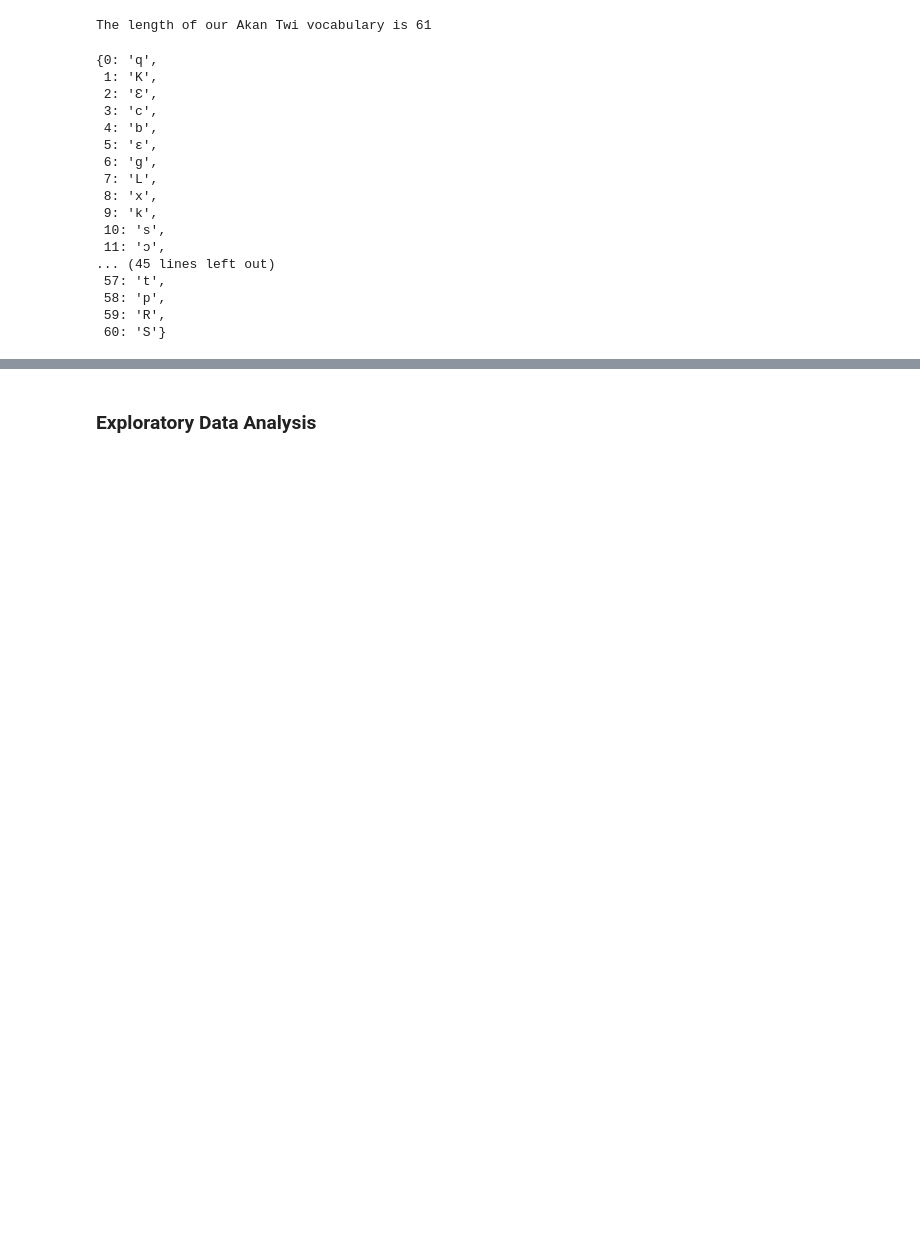
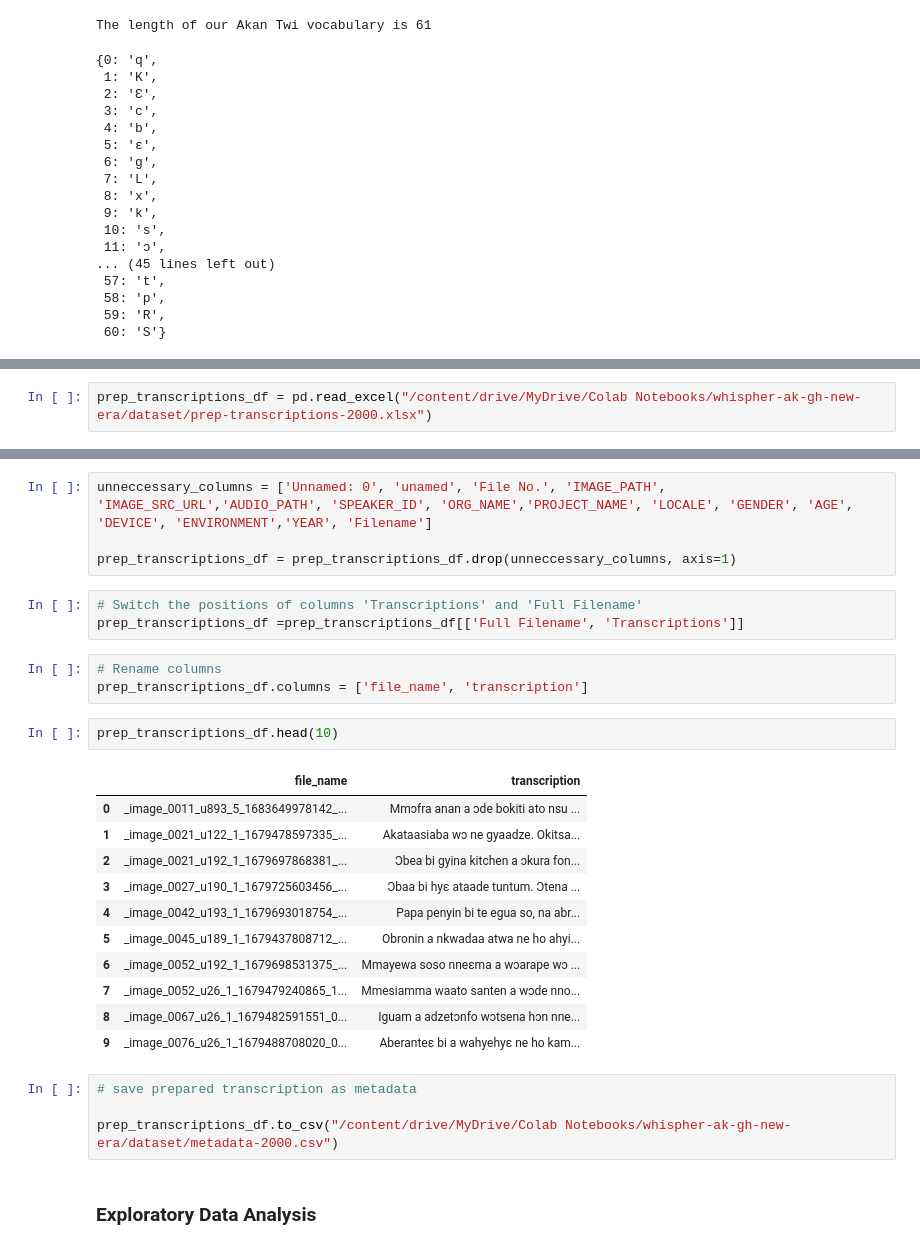
Before and after one commit to akosuawiafe01/asr-akan-whisper, a Jupyter notebook: data_preprocessing.ipynb, the cells around one changed output, grey strips where cells are left out. Drawn from its saved outputs; the diff is of its cells as text; blank space fills up the shorter version.

Commit message:
data preprocessing of transcripts

```diff
--- a/data_preprocessing.ipynb
+++ b/data_preprocessing.ipynb
@@ -125,0 +127,2 @@ transcriptions_df.to_excel("./prep-transcriptions-2000.xlsx")
+# %%
+prep_transcriptions_df = pd.read_excel("/content/drive/MyDrive/Colab Notebooks/whispher-ak-gh-new-era/dataset/prep-transcriptions-2000.xlsx")
@@ -126,3 +137,31 @@ transcriptions_df.to_excel("./prep-transcriptions-2000.xlsx")
+# %%
+unneccessary_columns = ['Unnamed: 0', 'unamed', 'File No.', 'IMAGE_PATH', 'IMAGE_SRC_URL','AUDIO_PATH', 'SPEAKER_ID', 'ORG_NAME','PROJECT_NAME', 'LOCALE', 'GENDER', 'AGE', 'DEVICE', 'ENVIRONMENT','YEAR', 'Filename']
+
+prep_transcriptions_df = prep_transcriptions_df.drop(unneccessary_columns, axis=1)
+# %%
+# Switch the positions of columns 'Transcriptions' and 'Full Filename'
+prep_transcriptions_df =prep_transcriptions_df[['Full Filename', 'Transcriptions']]
+# %%
+# Rename columns
+prep_transcriptions_df.columns = ['file_name', 'transcription']
+# %%
+prep_transcriptions_df.head(10)
+# %% [output]
+|  | file_name | transcription |
+| 0 | _image_0011_u893_5_1683649978142_... | Mmɔfra anan a ɔde bokiti ato nsu ... |
+| 1 | _image_0021_u122_1_1679478597335_... | Akataasiaba wɔ ne gyaadze. Okitsa... |
+| 2 | _image_0021_u192_1_1679697868381_... | Ɔbea bi gyina kitchen a ɔkura fon... |
+| 3 | _image_0027_u190_1_1679725603456_... | Ɔbaa bi hyɛ ataade tuntum. Ɔtena ... |
+| 4 | _image_0042_u193_1_1679693018754_... | Papa penyin bi te egua so, na abr... |
+| 5 | _image_0045_u189_1_1679437808712_... | Obronin a nkwadaa atwa ne ho ahyi... |
+| 6 | _image_0052_u192_1_1679698531375_... | Mmayewa soso nneɛma a wɔarape wɔ ... |
+| 7 | _image_0052_u26_1_1679479240865_1... | Mmesiamma waato santen a wɔde nno... |
+| 8 | _image_0067_u26_1_1679482591551_0... | Iguam a adzetɔnfo wɔtsena hɔn nne... |
+| 9 | _image_0076_u26_1_1679488708020_0... | Aberanteɛ bi a wahyehyɛ ne ho kam... |
+# %%
+# save prepared transcription as metadata
+
+prep_transcriptions_df.to_csv("/content/drive/MyDrive/Colab Notebooks/whispher-ak-gh-new-era/dataset/metadata-2000.csv")
 # %% [markdown]
 ### **Exploratory Data Analysis**
 # %%
```
Also changed, not shown: parts of 5 cells of this notebook.
